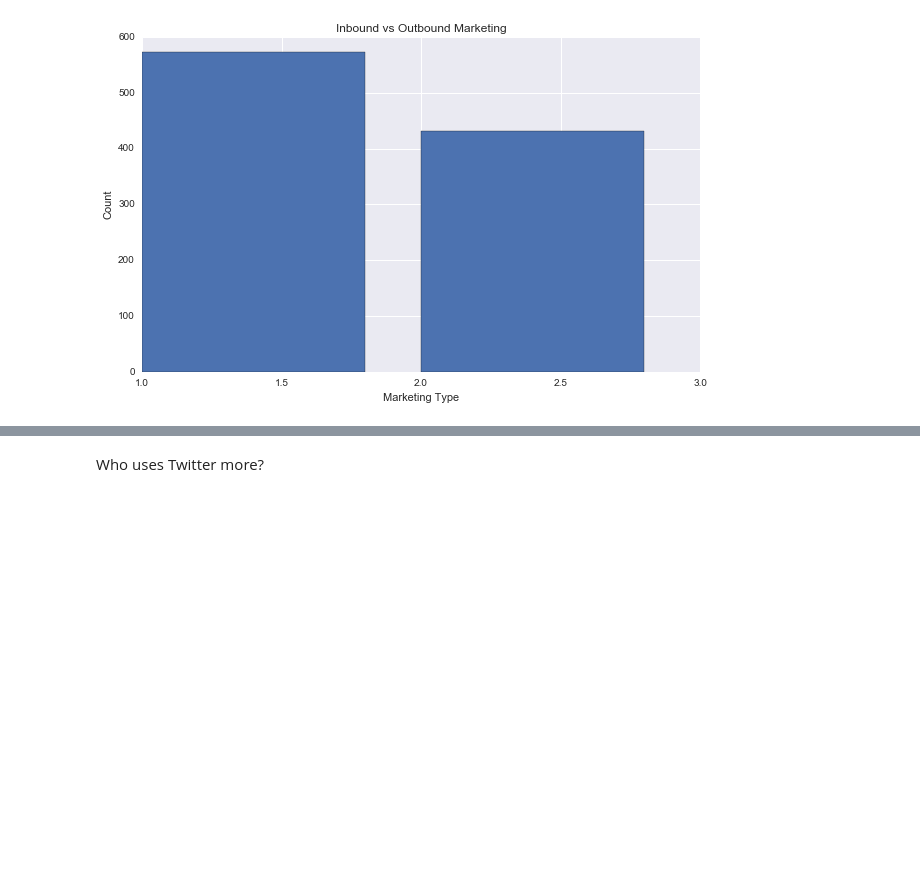
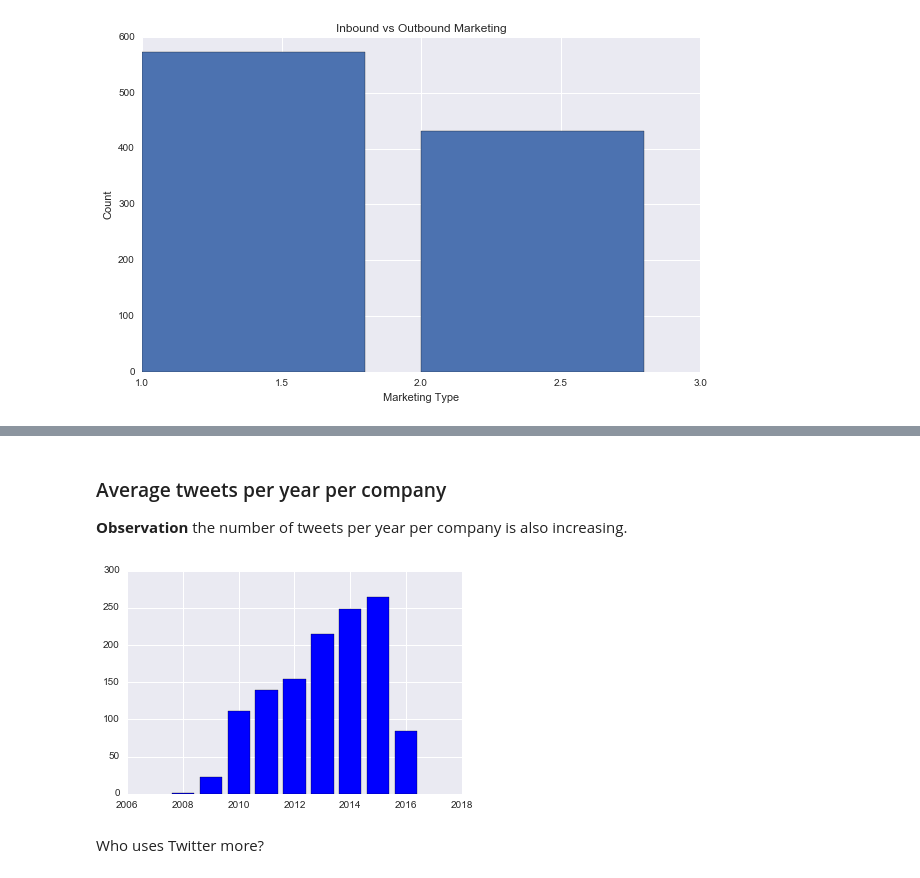
Before and after one commit to matt-stringer/twitter-marketing-analysis, a Jupyter notebook: Solar Marketing Analysis.ipynb, the cells around one changed output, grey strips where cells are left out. Saved outputs shown, nothing was run; the diff lists cells and outputs as text; code cells hidden in the pictures; blank space fills up the shorter version.

```diff
--- a/Solar Marketing Analysis.ipynb
+++ b/Solar Marketing Analysis.ipynb
@@ -171,3 +164,25 @@ plt.savefig('results/number_tweets_by_year.png')
+# %% [markdown]
+### Average tweets per year per company
+
+**Observation** the number of tweets per year per company is also increasing.
+# %%
+query = """SELECT YEAR(tweet_date), COUNT(*) / COUNT(DISTINCT twitter_id_fkey) as num_companies FROM tweets
+            GROUP BY YEAR(tweet_date);"""
+
+results = dict(query_db(query))
+x = list(results.keys())
+y = results.values()
+width = 1/1.5
+plt.bar(x,y, align='center', color="blue")
+
+# get the ticks right
+xx, locs = plt.xticks()
+ll = ['%.0f' % a for a in xx]
+plt.xticks(xx, ll)
+
+plt.savefig('results/average_tweets_per_year_per_company.png')
+# %% [output]
+[figure, added]
 # %%
 # put tweets into a dataframe
 query = """SELECT tweets.tweet, tweets.tweet_date, tweets.retweeted, tweets.retweet_count, tweets.favorited, tweets.favorite_count, installers.installer_name, tweets.marketing_type
```
Also changed, not shown: parts of 47 cells of this notebook, 8 other files.
